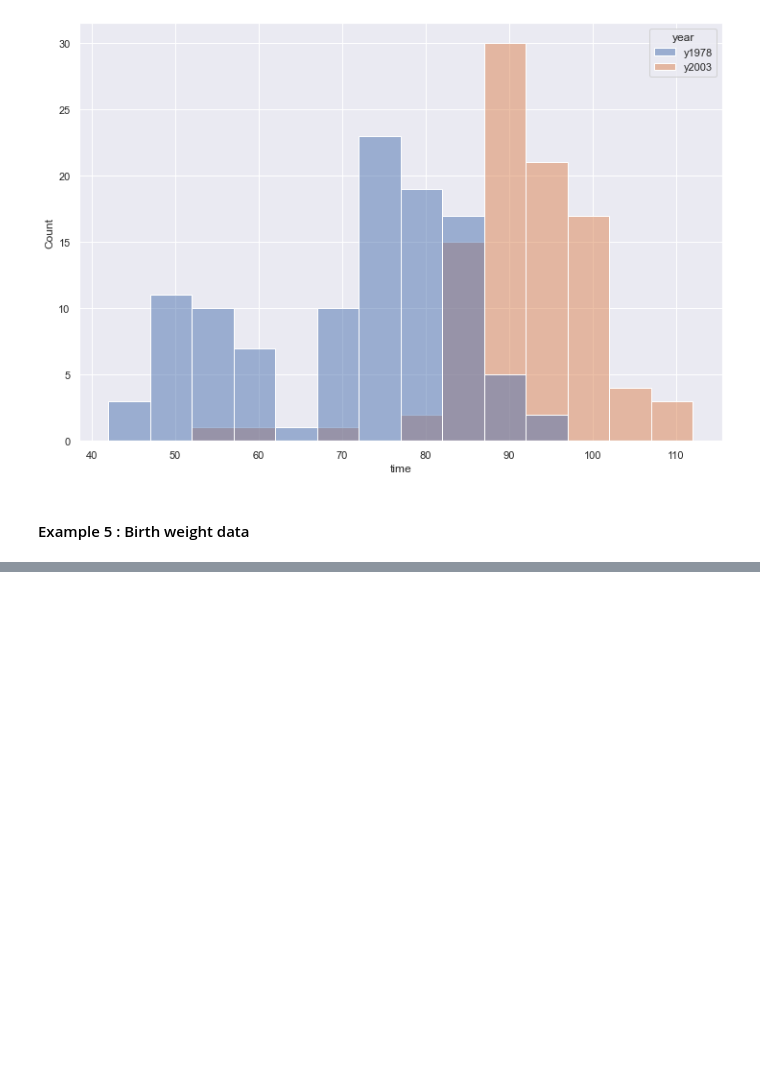
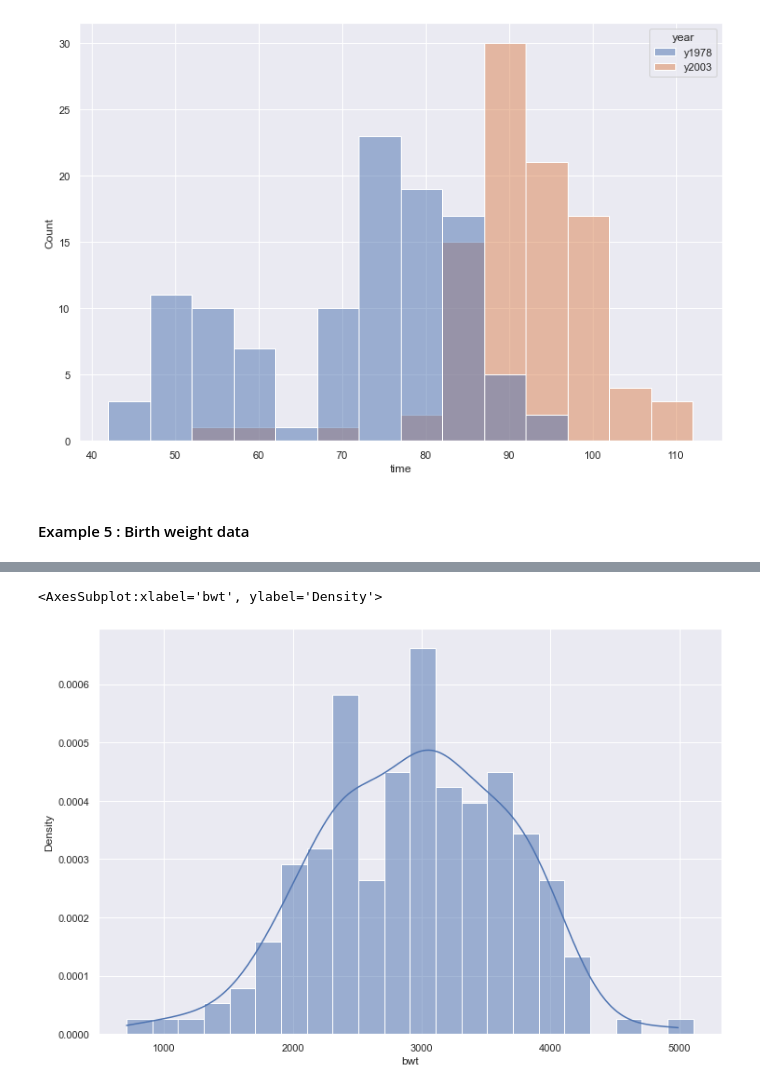
Before and after one commit to Jaesu26/study-blog, a Jupyter notebook: _notebooks/2021-09-08-빅데이터개론.ipynb, the cells around one changed output, grey strips where cells are left out. Cells and saved outputs as stored; diff of their text form; code cells hidden in the pictures; blank space fills up the shorter version.

```diff
--- a/_notebooks/2021-09-08-빅데이터개론.ipynb
+++ b/_notebooks/2021-09-08-빅데이터개론.ipynb
@@ -1624,0 +1663,5 @@ sns.histplot(x = 'time', binwidth= 5, hue = 'year', data = of) # hue는 색상 -
+# %%
+sns.histplot(x = 'bwt', binwidth = 200, kde = True, stat = 'density', data = birthwt)   # kde =  True로 히스토그램에 확률밀도곡선을 겹쳐서 나타낼 수 있다
+# %% [output]
+<AxesSubplot:xlabel='bwt', ylabel='Density'>
+[figure, added]
```
Also changed, not shown: parts of 38 cells of this notebook.
